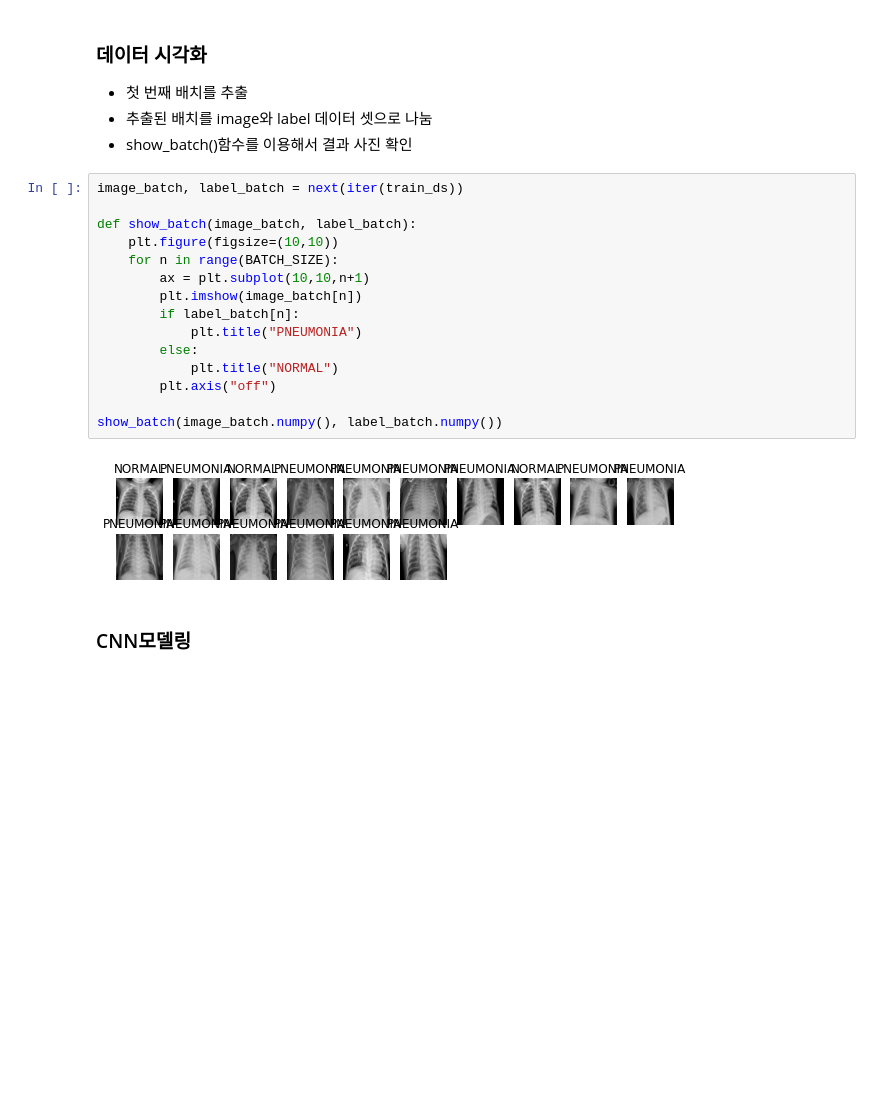
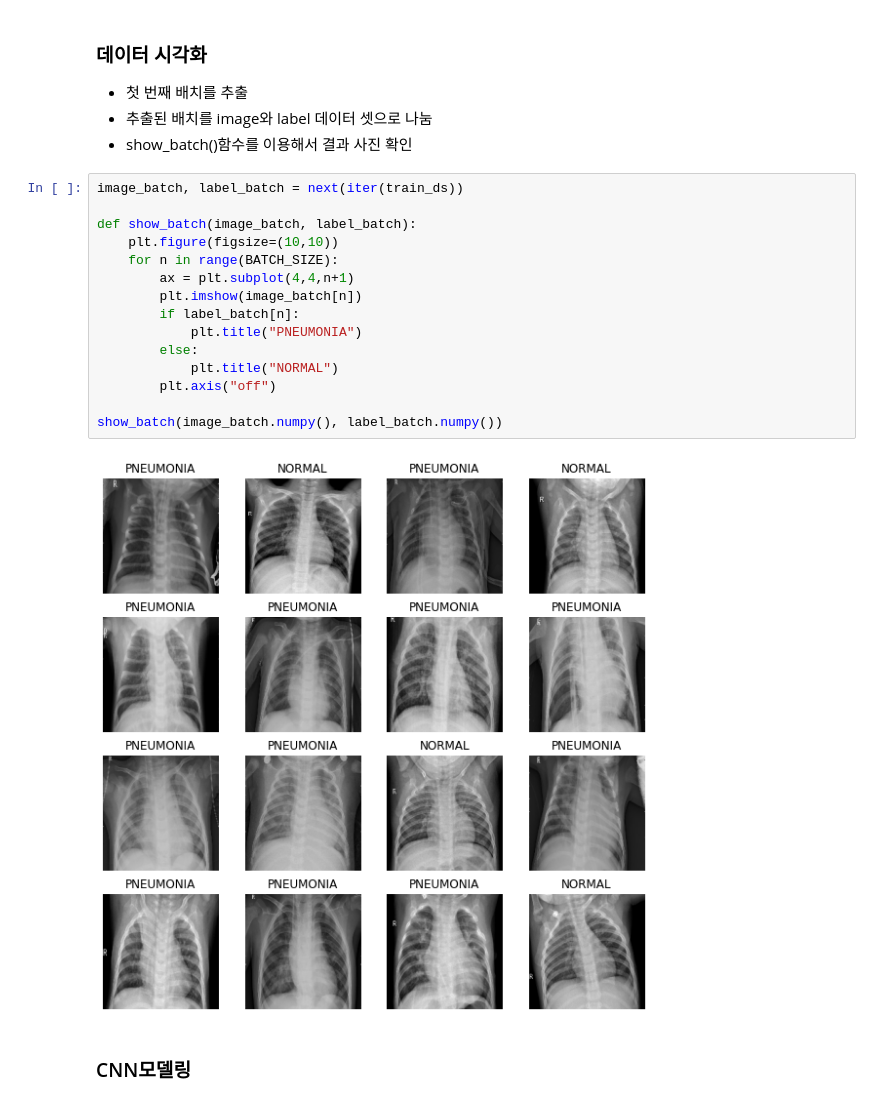
Before and after one commit to Woonn/Exploration, a Jupyter notebook: [E14]X-rayDetection.ipynb, the cells around one changed output. Drawn from its saved outputs; the diff is of its cells as text; blank space fills up the shorter version.

```diff
--- a/[E14]X-rayDetection.ipynb
+++ b/[E14]X-rayDetection.ipynb
@@ -229,20 +238,20 @@ val_ds = prepare_for_training(val_ds)
 # %%
 image_batch, label_batch = next(iter(train_ds))
 
 def show_batch(image_batch, label_batch):
     plt.figure(figsize=(10,10))
     for n in range(BATCH_SIZE):
-        ax = plt.subplot(10,10,n+1)
+        ax = plt.subplot(4,4,n+1)
         plt.imshow(image_batch[n])
         if label_batch[n]:
             plt.title("PNEUMONIA")
         else:
             plt.title("NORMAL")
         plt.axis("off")
 
 show_batch(image_batch.numpy(), label_batch.numpy())
 # %% [output]
-[figure, old version]
+[figure, new version]
 # %% [markdown]
 ### CNN모델링
 # %% [markdown]
```
Also changed, not shown: parts of 1 cell of this notebook.
